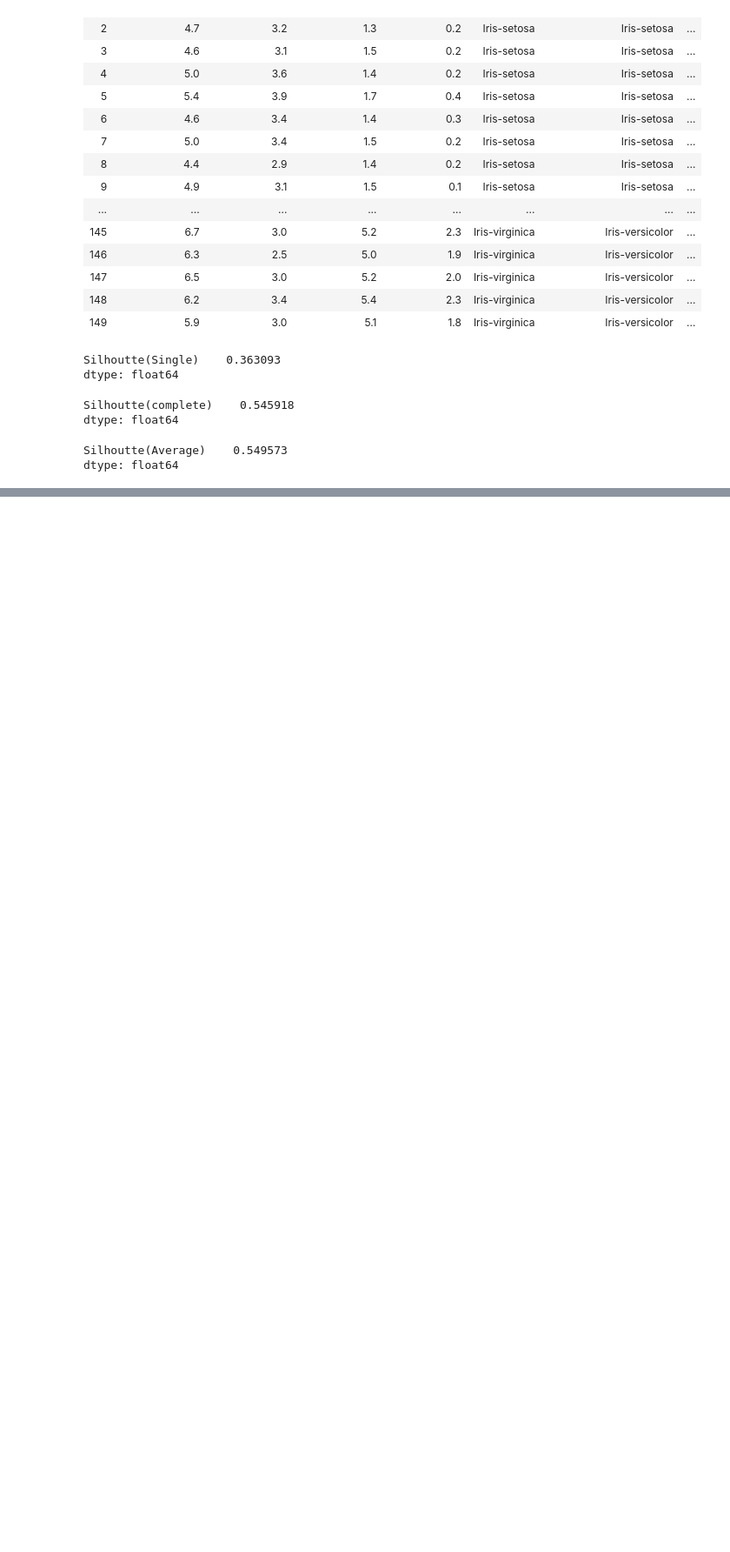
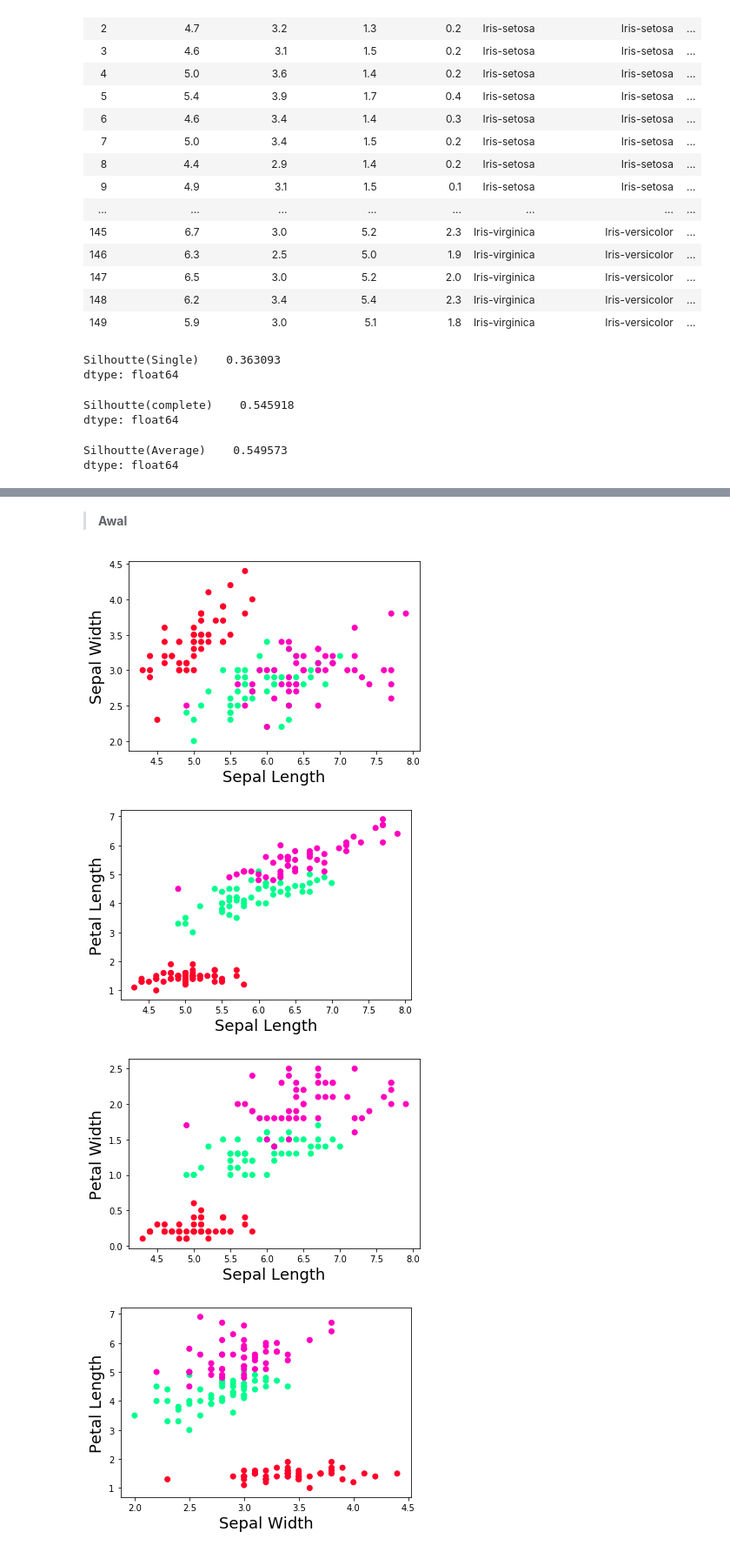
Before and after one commit to akmalamka/myKMeansAndmyAgglomerative, a Jupyter notebook: Tubes2B(verNurdin).ipynb, the cells around one changed output, grey strips where cells are left out. Shown at 87% size. Cells and saved outputs as stored; diff of their text form; code cells hidden in the pictures; blank space fills up the shorter version.

Commit message:
Adding visual

```diff
--- a/Tubes2B(verNurdin).ipynb
+++ b/Tubes2B(verNurdin).ipynb
@@ -158,0 +182,49 @@ dtype: float64
+# %%
+le = preprocessing.LabelEncoder()
+# Converting string labels into numbers.
+iris.Species = le.fit_transform(iris.Species)
+for i in range(5,8):
+    cluster.iloc[:,i] = le.fit_transform(cluster.iloc[:,i])
+# %% [markdown]
+> **Awal**
+# %%
+ax = plt.subplot()
+plt.scatter(iris.iloc[:,1], iris.iloc[:,2], c=iris.iloc[:,5], cmap='gist_rainbow')
+plt.xlabel('Sepal Length', fontsize=18)
+plt.ylabel('Sepal Width', fontsize=18)
+plt.show()
+
+ax = plt.subplot()
+plt.scatter(iris.iloc[:,1], iris.iloc[:,3], c=iris.iloc[:,5], cmap='gist_rainbow')
+plt.xlabel('Sepal Length', fontsize=18)
+plt.ylabel('Petal Length', fontsize=18)
+plt.show()
+
+ax = plt.subplot()
+plt.scatter(iris.iloc[:,1], iris.iloc[:,4], c=iris.iloc[:,5], cmap='gist_rainbow')
+plt.xlabel('Sepal Length', fontsize=18)
+plt.ylabel('Petal Width', fontsize=18)
+plt.show()
+
+ax = plt.subplot()
+plt.scatter(iris.iloc[:,2], iris.iloc[:,3], c=iris.iloc[:,5], cmap='gist_rainbow')
+plt.xlabel('Sepal Width', fontsize=18)
+plt.ylabel('Petal Length', fontsize=18)
+plt.show()
+
+ax = plt.subplot()
+plt.scatter(iris.iloc[:,2], iris.iloc[:,4], c=iris.iloc[:,5], cmap='gist_rainbow')
+plt.xlabel('Sepal Width', fontsize=18)
+plt.ylabel('Petal Width', fontsize=18)
+plt.show()
+
+ax = plt.subplot()
+plt.scatter(iris.iloc[:,3], iris.iloc[:,4], c=iris.iloc[:,5], cmap='gist_rainbow')
+plt.xlabel('Petal length', fontsize=18)
+plt.ylabel('Petal Width', fontsize=18)
+plt.show()
+# %% [output]
+[figure, added]
+[figure, added]
+[figure, added]
+[figure, added]
```
Also changed, not shown: parts of 19 cells of this notebook, 2 other files.
